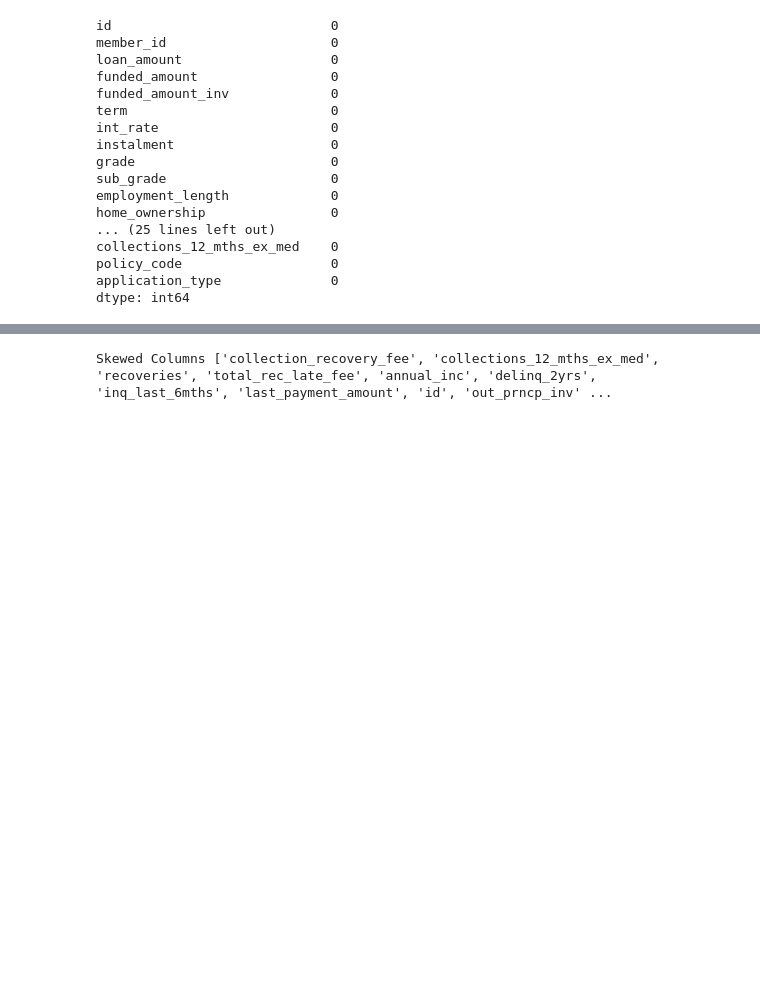
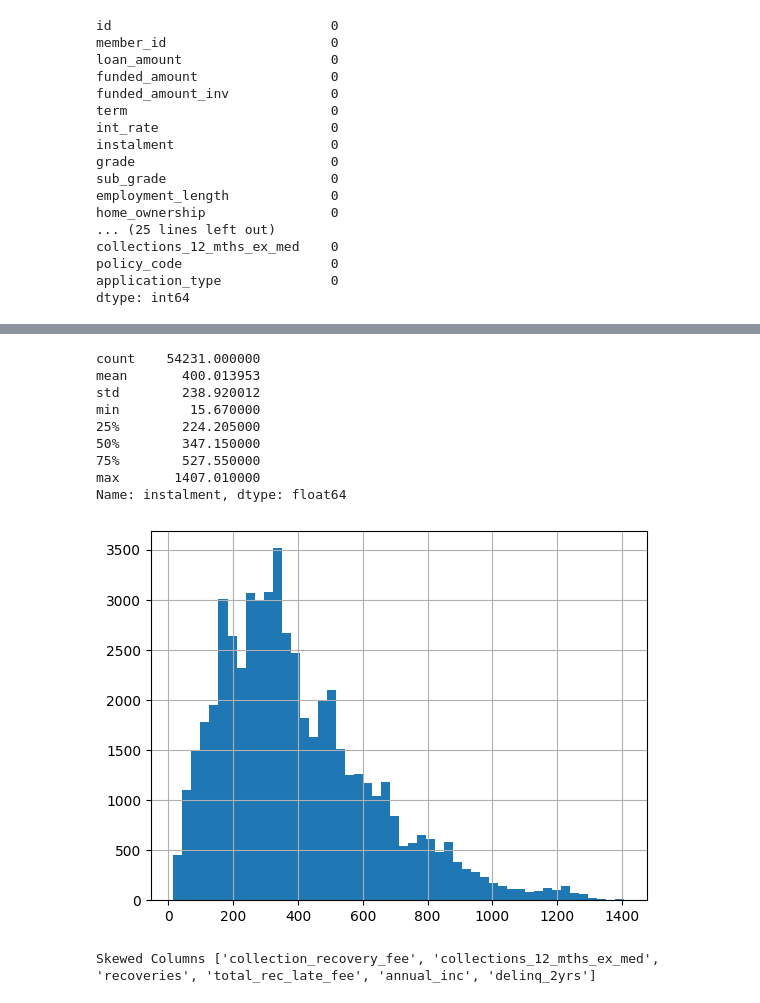
Before and after one commit to tgcoughlin/exploratory-data-analysis---customer-loans-in-finance597, a Jupyter notebook: db.ipynb, the cells around one changed output, grey strips where cells are left out. Cells and saved outputs as stored; diff of their text form; code cells hidden in the pictures; blank space fills up the shorter version.

```diff
--- a/db.ipynb
+++ b/db.ipynb
@@ -445,3 +584,17 @@ pyplot.show()
+# %%
+dropped_finance_df['instalment'].hist(bins=50)
+dropped_finance_df['instalment'].describe()
+# %% [output]
+count    54231.000000
+mean       400.013953
+std        238.920012
+min         15.670000
+25%        224.205000
+50%        347.150000
+75%        527.550000
+max       1407.010000
+Name: instalment, dtype: float64
+[figure, added]
 # %%
 def identify_skewed_columns(dataframe, threshold=0.5):
     numeric_columns = dataframe.select_dtypes(include=['number'])
@@ -449,7 +602,7 @@ def identify_skewed_columns(dataframe, threshold=0.5):
     skewed_columns = skewed_columns[abs(skewed_columns) > threshold]
     return skewed_columns.index.tolist()
 
-skewed_list = identify_skewed_columns(dropped_finance_df, threshold=0.5)
+skewed_list = identify_skewed_columns(dropped_finance_df, threshold=5)
 print("Skewed Columns", skewed_list)
 # %% [output]
-Skewed Columns ['collection_recovery_fee', 'collections_12_mths_ex_med', 'recoveries', 'total_rec_late_fee', 'annual_inc', 'delinq_2yrs', 'inq_last_6mths', 'last_payment_amount', 'id', 'out_prncp_inv' ...
+Skewed Columns ['collection_recovery_fee', 'collections_12_mths_ex_med', 'recoveries', 'total_rec_late_fee', 'annual_inc', 'delinq_2yrs']
```
Also changed, not shown: parts of 13 cells of this notebook, 2 other files.
